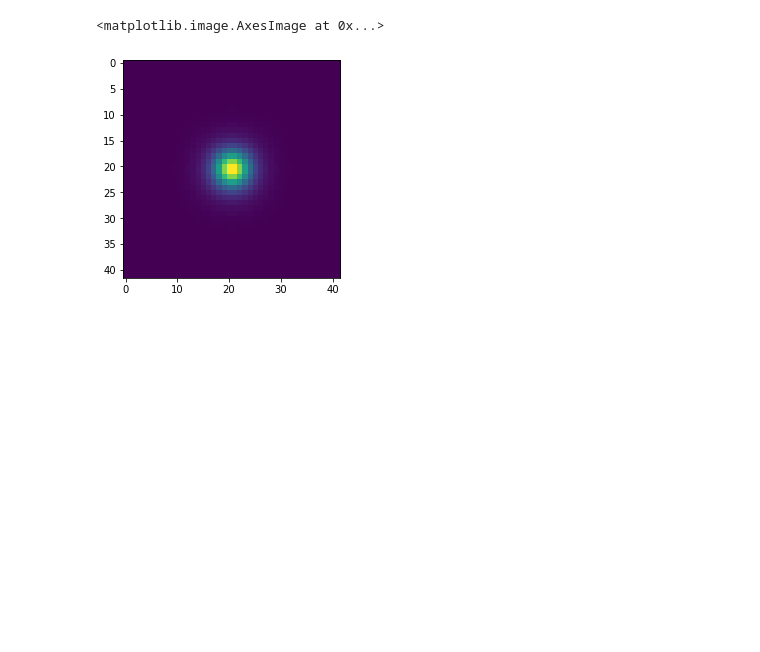
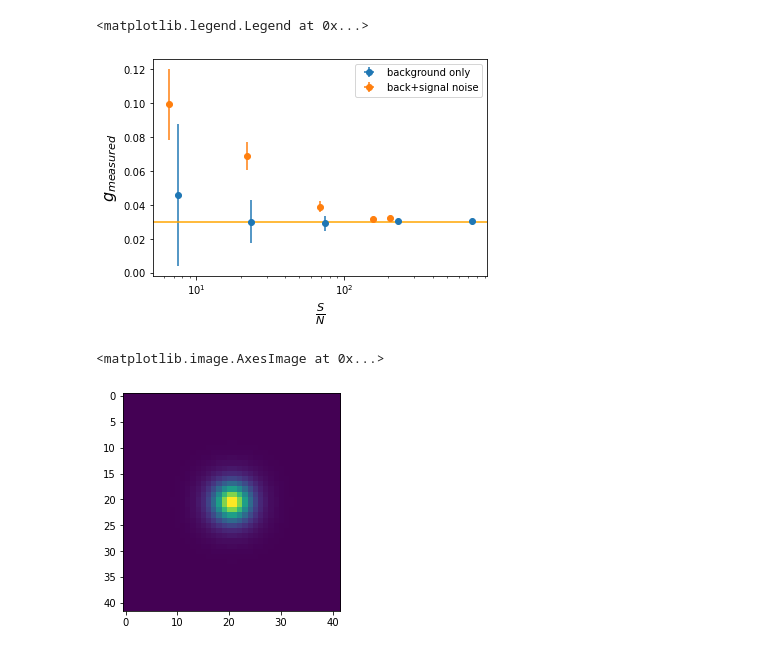
Before and after one commit to norrisbach/Metacal, a Jupyter notebook: metacal.ipynb, the cells around one changed output. Drawn from its saved outputs; the diff is of its cells as text; code cells hidden in the pictures; blank space fills up the shorter version.

```diff
--- a/metacal.ipynb
+++ b/metacal.ipynb
@@ -258,3 +252,15 @@ Text(0, 0.5, '$g_{measured}$')
+# %%
+plt.errorbar(ans1[0], ans1[1], xerr=ans1[2], yerr=ans1[3], fmt='o', label='background only')
+plt.errorbar(ans2[0], ans2[1], xerr=ans2[2], yerr=ans2[3], fmt='o', label='back+signal noise')
+#plt.scatter(ans[0], ans[1])
+plt.axhline(shear_true[0], color="orange")
+plt.xscale("log")
+plt.xlabel(r'$\frac{S}{N}$', fontsize=16)
+plt.ylabel(r'$g_{measured}$', fontsize=16)
+plt.legend()
+# %% [output]
+<matplotlib.legend.Legend at 0x...>
+[figure, added]
 # %%
 """
 im_noiseNormal = im
```
Also changed, not shown: parts of 7 cells of this notebook.
